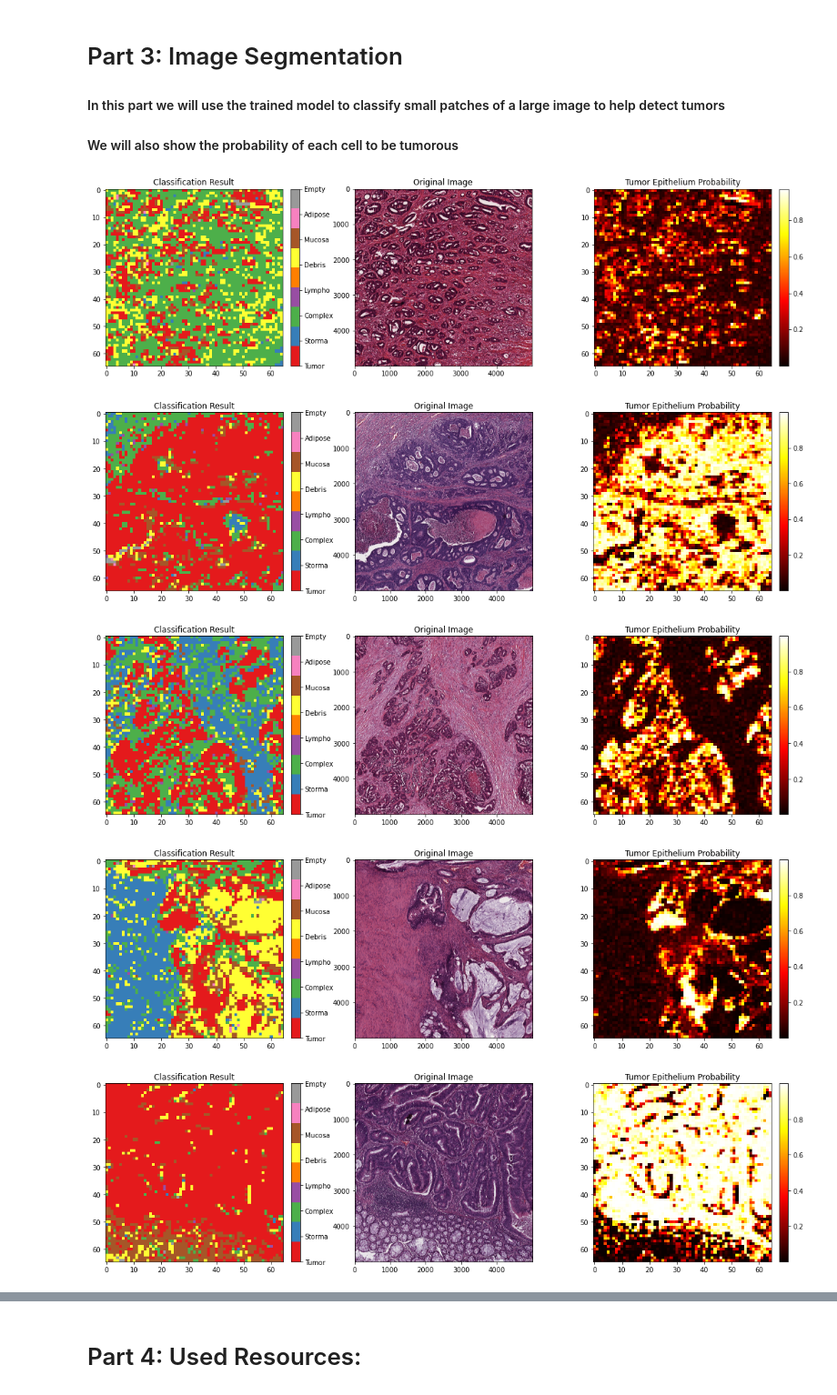
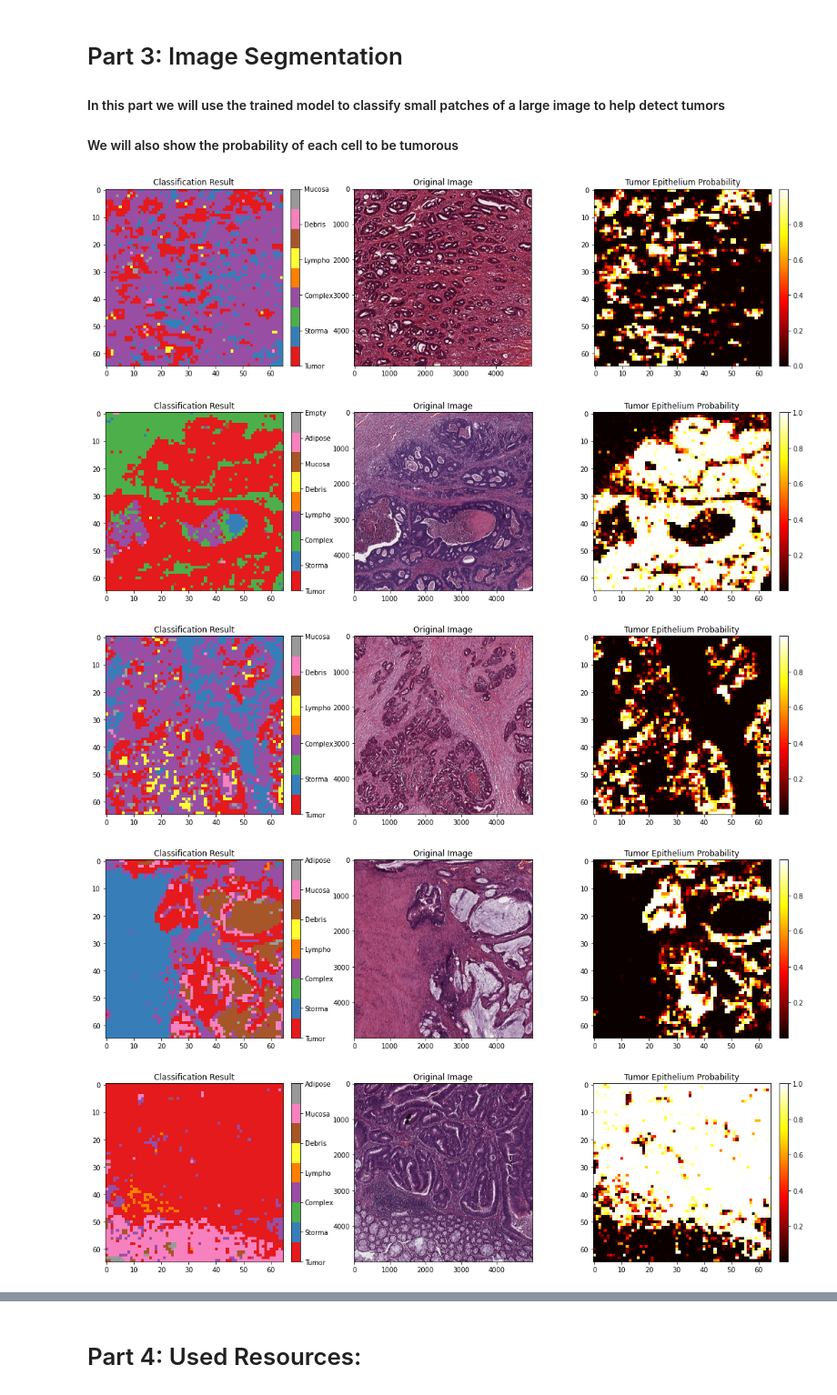
Before and after one commit to ithamar000/DeepLearningFinalProject, a Jupyter notebook: FinalProject.ipynb, the cells around one changed output, grey strips where cells are left out. Shown at 91% size. Saved outputs shown, nothing was run; the diff lists cells and outputs as text; code cells hidden in the pictures.

```diff
--- a/FinalProject.ipynb
+++ b/FinalProject.ipynb
@@ -438,36 +450,37 @@ for x in range(1,11):
 
     patches = patchify(image, (150, 150, 3), step=75) #Split image to small patches
     patches_shape = patches.shape
     colored_patches = np.zeros((patches_shape[0],patches_shape[1])) #Create the label-colored image
     tumor_prob = np.zeros((patches_shape[0],patches_shape[1])) #Create the probability image
 
     for i in range(patches.shape[0]):
             for j in range(patches.shape[1]):
-                yhat = big_model_aug.predict(single_patch)
+                single_patch = patches[i,j]
+                yhat = small_model_aug.predict(single_patch)
                 colored_patches[i,j] = np.argmax(yhat) #argmax returs the index with the highest score
                 tumor_prob[i,j] = yhat[0,0] #[0,0]contains the probabilty for the patch to contain tumouros cells
 
     fig = plt.figure(figsize=(15, 45))
     plt.subplot(11,3,3*x-2)
     plt.title("Classification Result")
     plt.imshow(colored_patches,cmap='Set1')
     cbar = plt.colorbar(fraction=0.046, pad=0.04)
     cbar.set_ticks([0,1,2,3,4,5,6,7])
     cbar.set_ticklabels(['Tumor', 'Storma','Complex','Lympho','Debris','Mucosa','Adipose','Empty'])
 
     plt.subplot(11,3,3*x-1)
     plt.title("Original Image")
     plt.imshow(image)
 
     plt.subplot(11,3,3*x)
     plt.title("Tumor Epithelium Probability")
     plt.imshow(tumor_prob,cmap='hot')
     cbar = plt.colorbar(fraction=0.046, pad=0.04)
 
     fig.tight_layout()
 # %% [output]
-[figure, old version]
+[figure, new version]
-[figure, old version]
+[figure, new version]
-[figure, old version]
+[figure, new version]
-[figure, old version]
+[figure, new version]
-[figure, old version]
+[figure, new version]
```
Also changed, not shown: parts of 14 cells of this notebook.
